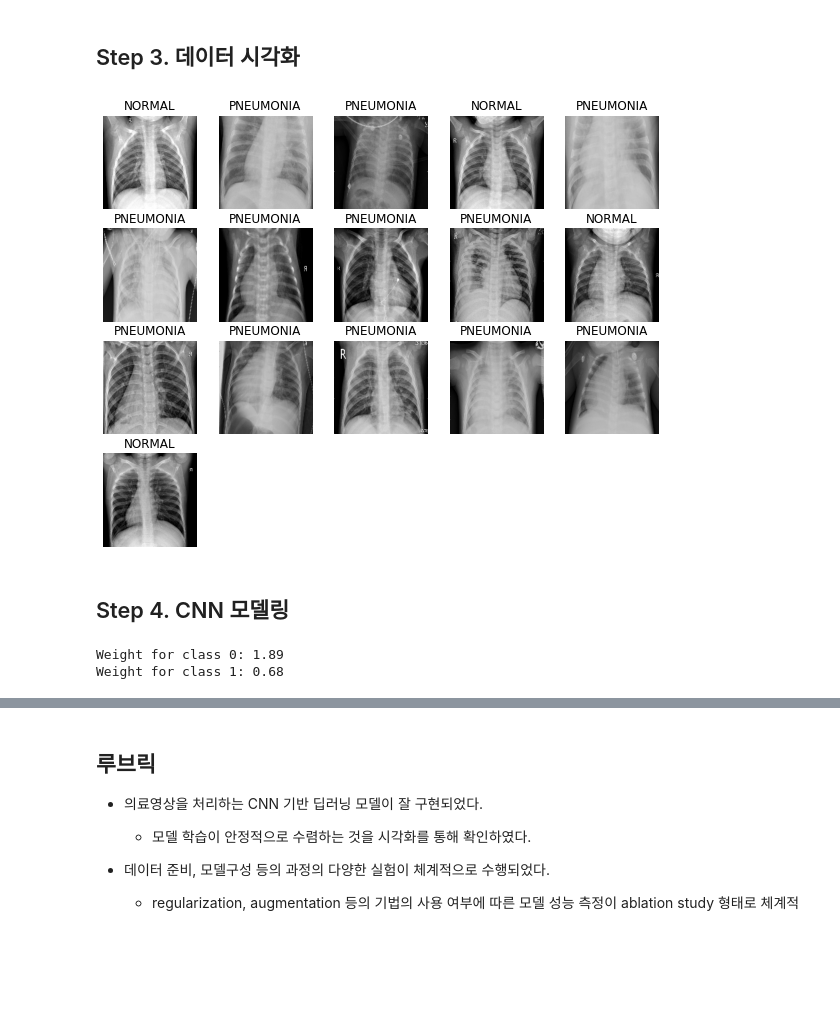
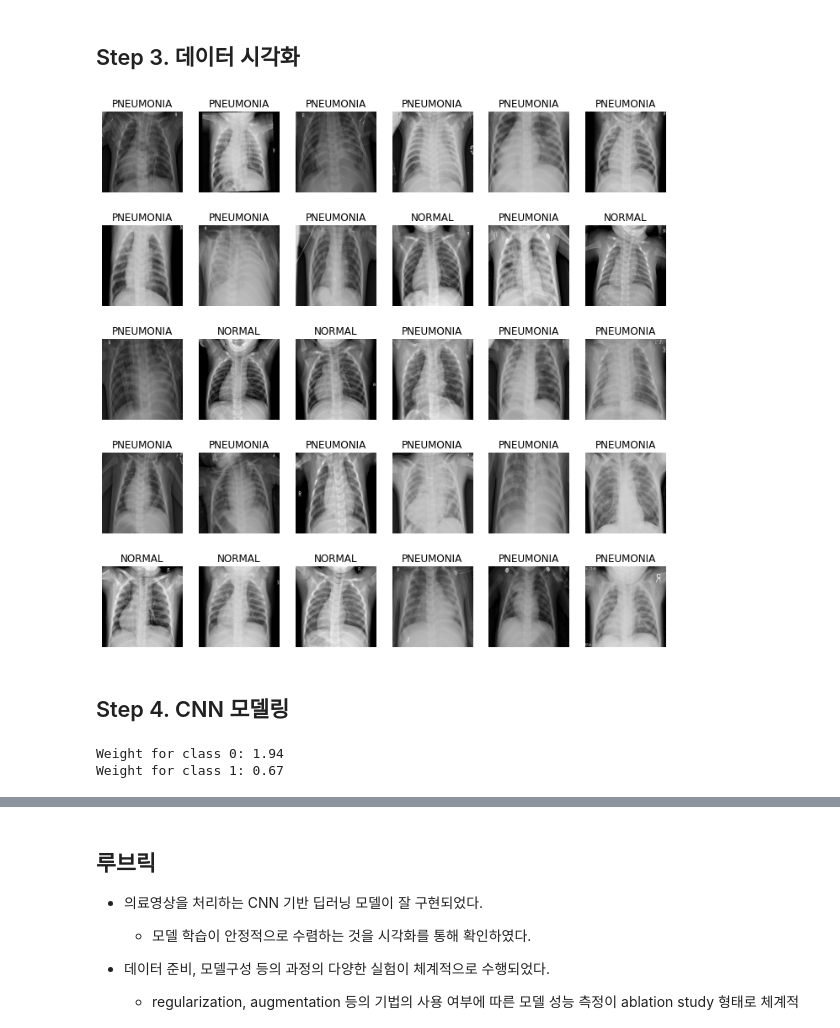
Before and after one commit to vg-rlo/aiffel-mini-projects, a Jupyter notebook: Exploration/Cnn_image_classification/[E-14]PneumoniaClassification.ipynb, the cells around one changed output, grey strips where cells are left out. Saved outputs shown, nothing was run; the diff lists cells and outputs as text; code cells hidden in the pictures; blank space fills up the shorter version.

```diff
--- a/Exploration/Cnn_image_classification/[E-14]PneumoniaClassification.ipynb
+++ b/Exploration/Cnn_image_classification/[E-14]PneumoniaClassification.ipynb
@@ -18,10 +34,10 @@ AUTOTUNE = tf.data.experimental.AUTOTUNE
 ROOT_PATH = os.path.join(os.getenv('HOME'), 'aiffel')
 
 # BATCH_SIZE 변수
-BATCH_SIZE = 16
+BATCH_SIZE = 32
 
 # X-RAY 이미지 사이즈 변수
-IMAGE_SIZE = [180, 180]
+IMAGE_SIZE = [224, 224]
 
 # EPOCH 크기 변수
 EPOCHS = 25
@@ -47,8 +63,8 @@ print(len(val_filenames))
 filenames = tf.io.gfile.glob(str(ROOT_PATH + '/chest_xray/train/*/*'))
 filenames.extend(tf.io.gfile.glob(str(ROOT_PATH + '/chest_xray/val/*/*')))
 
-# train, test(val) dataset으로 분할. test_size에 0.2는 20%롤 의미함.
-train_filenames, val_filenames = train_test_split(filenames, test_size=0.2)
+# train, test(val) dataset으로 분할. test_size에 0.1는 10%롤 의미함.
+train_filenames, val_filenames = train_test_split(filenames, test_size=0.1)
 
 print(len(train_filenames))
 print(len(val_filenames))
@@ -121,24 +137,20 @@ print(TEST_IMAGE_COUNT)
 624
 # %%
 def augment(image,label):
+#     image = tf.image.random_brightness(image, 0.2)
     image = tf.image.random_flip_left_right(image)  # 랜덤하게 좌우를 반전합니다.
     return image,label
 
-def prepare_for_training(ds, shuffle_buffer_size=1000):
+def prepare_for_training(ds, shuffle_buffer_size=3000):
     # augment 적용 부분이 배치처리 함수에 추가되었습니다.
     ds = ds.map(
             augment,       # augment 함수 적용
-            num_parallel_calls=2
+            num_parallel_calls=AUTOTUNE
         )
-
     ds = ds.shuffle(buffer_size=shuffle_buffer_size)
-
     ds = ds.repeat()
-
     ds = ds.batch(BATCH_SIZE)
-
     ds = ds.prefetch(buffer_size=AUTOTUNE)
-
     return ds
 
 train_ds = prepare_for_training(train_ds)
@@ -148,20 +160,20 @@ val_ds = prepare_for_training(val_ds)
 # %%
 image_batch, label_batch = next(iter(train_ds))
 
 def show_batch(image_batch, label_batch):
-    plt.figure(figsize=(10,10))
-    for n in range(16):
-        ax = plt.subplot(5,5,n+1)
+    plt.figure(figsize=(12,12))
+    for n in range(30):
+        ax = plt.subplot(5,6,n+1)
         plt.imshow(image_batch[n])
         if label_batch[n]:
             plt.title("PNEUMONIA")
         else:
             plt.title("NORMAL")
         plt.axis("off")
 
 show_batch(image_batch.numpy(), label_batch.numpy())
 # %% [output]
-[figure, old version]
+[figure, new version]
 # %% [markdown]
 ## Step 4. CNN 모델링
 # %%
@@ -220,8 +234,8 @@ class_weight = {0: weight_for_0, 1: weight_for_1}
 print('Weight for class 0: {:.2f}'.format(weight_for_0))
 print('Weight for class 1: {:.2f}'.format(weight_for_1))
 # %% [output]
-Weight for class 0: 1.89
-Weight for class 1: 0.68
+Weight for class 0: 1.94
+Weight for class 1: 0.67
 # %%
 with tf.device('/GPU:0'):
     model = build_model()
```
Also changed, not shown: parts of 13 cells of this notebook.
